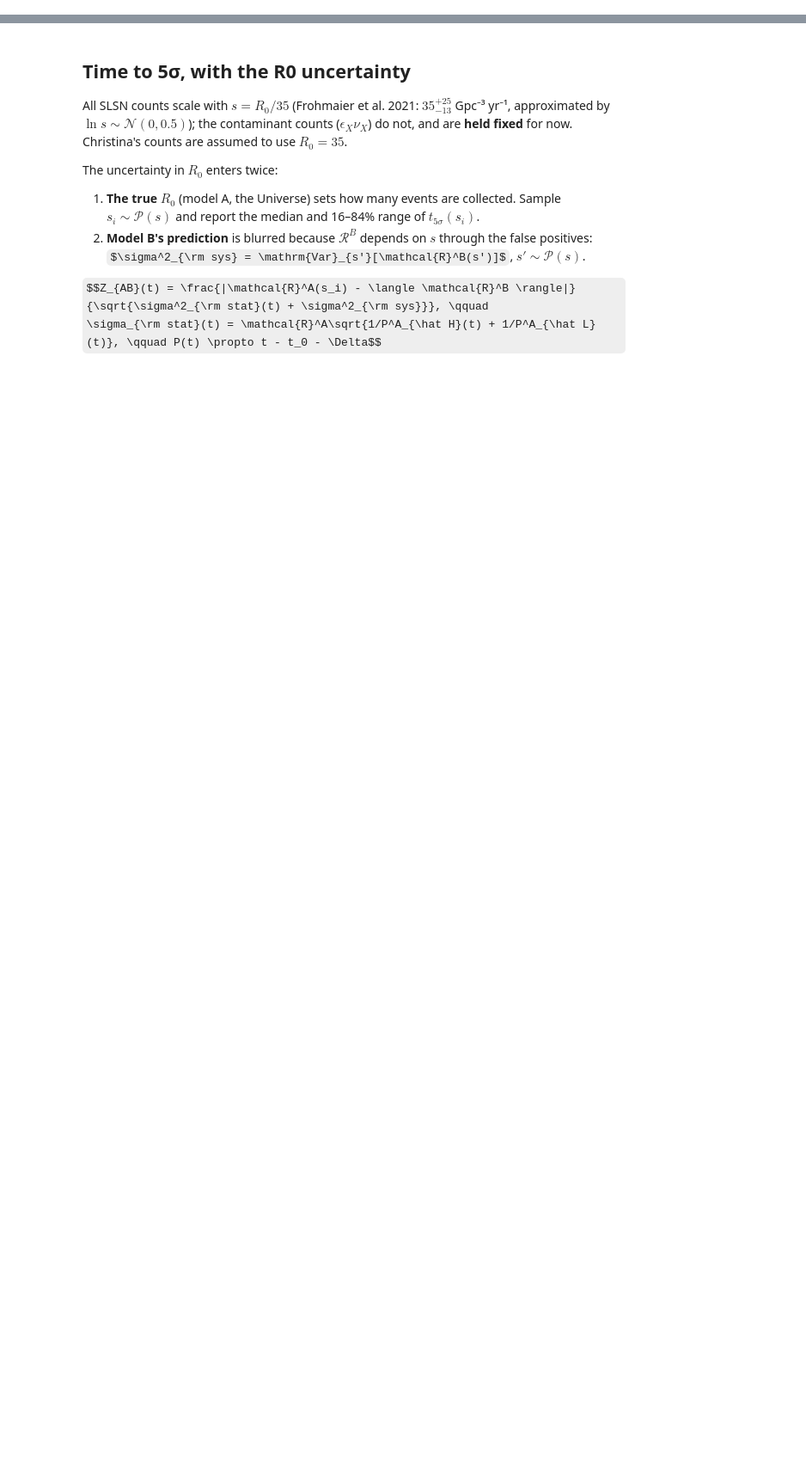
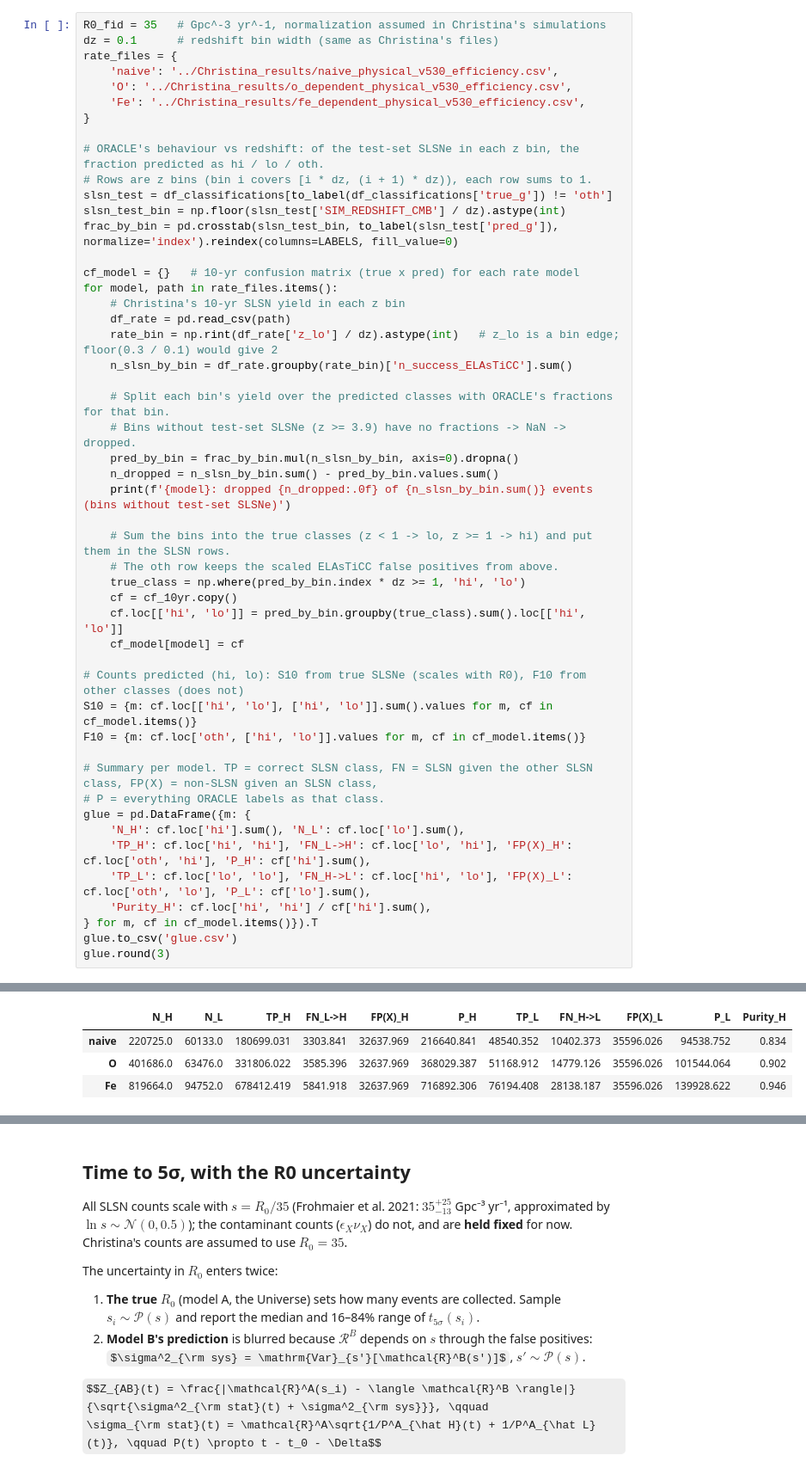
Before and after one commit to dev-ved30/Oracle, a Jupyter notebook: Glue/Glue.ipynb, the cells around one changed output, grey strips where cells are left out. Shown at 86% size. Saved outputs shown, nothing was run; the diff lists cells and outputs as text; some formulas as TeX source; blank space fills up the shorter version.

```diff
--- a/Glue/Glue.ipynb
+++ b/Glue/Glue.ipynb
@@ -203,0 +42,50 @@ FP(X) in the test set: {'H': np.int64(2957), 'L': np.int64(3225)}  multiplier: 2
+# %%
+R0_fid = 35   # Gpc^-3 yr^-1, normalization assumed in Christina's simulations
+dz = 0.1      # redshift bin width (same as Christina's files)
+rate_files = {
+    'naive': '../Christina_results/naive_physical_v530_efficiency.csv',
+    'O': '../Christina_results/o_dependent_physical_v530_efficiency.csv',
+    'Fe': '../Christina_results/fe_dependent_physical_v530_efficiency.csv',
+}
+
+# ORACLE's behaviour vs redshift: of the test-set SLSNe in each z bin, the fraction predicted as hi / lo / oth.
+# Rows are z bins (bin i covers [i * dz, (i + 1) * dz)), each row sums to 1.
+slsn_test = df_classifications[to_label(df_classifications['true_g']) != 'oth']
+slsn_test_bin = np.floor(slsn_test['SIM_REDSHIFT_CMB'] / dz).astype(int)
+frac_by_bin = pd.crosstab(slsn_test_bin, to_label(slsn_test['pred_g']), normalize='index').reindex(columns=LABELS, fill_value=0)
+
+cf_model = {}   # 10-yr confusion matrix (true x pred) for each rate model
+for model, path in rate_files.items():
+    # Christina's 10-yr SLSN yield in each z bin
+    df_rate = pd.read_csv(path)
+    rate_bin = np.rint(df_rate['z_lo'] / dz).astype(int)   # z_lo is a bin edge; floor(0.3 / 0.1) would give 2
+    n_slsn_by_bin = df_rate.groupby(rate_bin)['n_success_ELAsTiCC'].sum()
+
+    # Split each bin's yield over the predicted classes with ORACLE's fractions for that bin.
+    # Bins without test-set SLSNe (z >= 3.9) have no fractions -> NaN -> dropped.
+    pred_by_bin = frac_by_bin.mul(n_slsn_by_bin, axis=0).dropna()
+    n_dropped = n_slsn_by_bin.sum() - pred_by_bin.values.sum()
+    print(f'{model}: dropped {n_dropped:.0f} of {n_slsn_by_bin.sum()} events (bins without test-set SLSNe)')
+
+    # Sum the bins into the true classes (z < 1 -> lo, z >= 1 -> hi) and put them in the SLSN rows.
+    # The oth row keeps the scaled ELAsTiCC false positives from above.
+    true_class = np.where(pred_by_bin.index * dz >= 1, 'hi', 'lo')
+    cf = cf_10yr.copy()
+    cf.loc[['hi', 'lo']] = pred_by_bin.groupby(true_class).sum().loc[['hi', 'lo']]
+    cf_model[model] = cf
+
+# Counts predicted (hi, lo): S10 from true SLSNe (scales with R0), F10 from other classes (does not)
+S10 = {m: cf.loc[['hi', 'lo'], ['hi', 'lo']].sum().values for m, cf in cf_model.items()}
+F10 = {m: cf.loc['oth', ['hi', 'lo']].values for m, cf in cf_model.items()}
+
+# Summary per model. TP = correct SLSN class, FN = SLSN given the other SLSN class, FP(X) = non-SLSN given an SLSN class,
+# P = everything ORACLE labels as that class.
+glue = pd.DataFrame({m: {
+    'N_H': cf.loc['hi'].sum(), 'N_L': cf.loc['lo'].sum(),
+    'TP_H': cf.loc['hi', 'hi'], 'FN_L->H': cf.loc['lo', 'hi'], 'FP(X)_H': cf.loc['oth', 'hi'], 'P_H': cf['hi'].sum(),
+    'TP_L': cf.loc['lo', 'lo'], 'FN_H->L': cf.loc['hi', 'lo'], 'FP(X)_L': cf.loc['oth', 'lo'], 'P_L': cf['lo'].sum(),
+    'Purity_H': cf.loc['hi', 'hi'] / cf['hi'].sum(),
+} for m, cf in cf_model.items()}).T
+glue.to_csv('glue.csv')
+glue.round(3)
+# %% [output]
@@ -204,2 +95,6 @@ FP(X) in the test set: {'H': np.int64(2957), 'L': np.int64(3225)}  multiplier: 2
+|  | N_H | N_L | TP_H | FN_L->H | FP(X)_H | P_H | TP_L | FN_H->L | FP(X)_L | P_L | Purity_H |
+| naive | 220725.0 | 60133.0 | 180699.031 | 3303.841 | 32637.969 | 216640.841 | 48540.352 | 10402.373 | 35596.026 | 94538.752 | 0.834 |
+| O | 401686.0 | 63476.0 | 331806.022 | 3585.396 | 32637.969 | 368029.387 | 51168.912 | 14779.126 | 35596.026 | 101544.064 | 0.902 |
+| Fe | 819664.0 | 94752.0 | 678412.419 | 5841.918 | 32637.969 | 716892.306 | 76194.408 | 28138.187 | 35596.026 | 139928.622 | 0.946 |
 # %%
 # Poisson errors only, 10 yr at R0 = R0_fid
```
Also changed, not shown: parts of 31 cells of this notebook.
